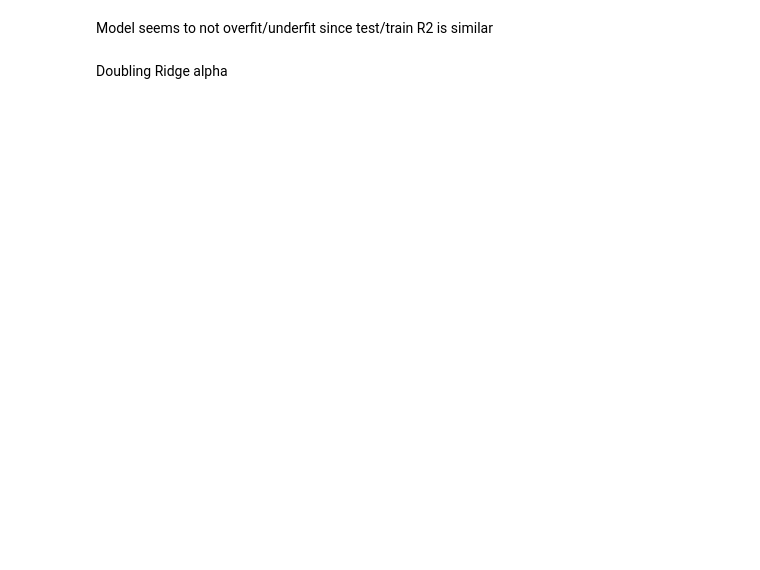
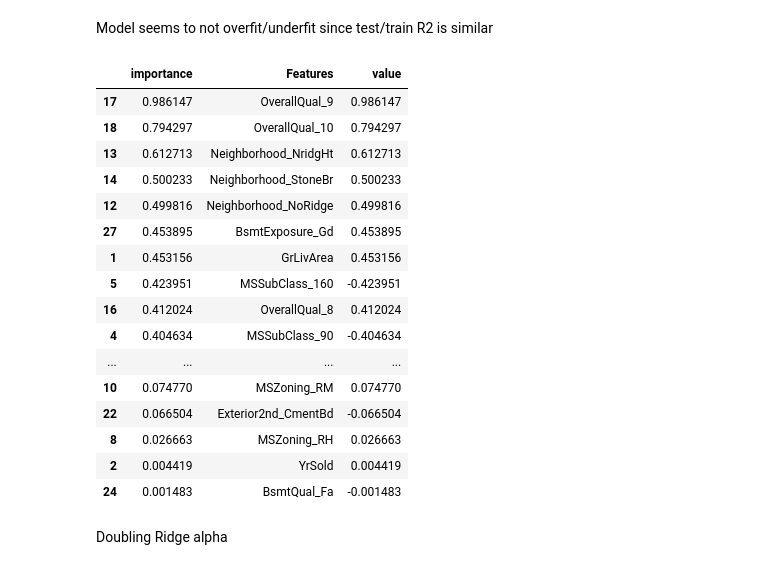
Before and after one commit to hammad7/ms, a Jupyter notebook: Housing_Price_Prediction_Advanced_Regression.ipynb, the cells around one changed output. Saved outputs shown, nothing was run; the diff lists cells and outputs as text; code cells hidden in the pictures; blank space fills up the shorter version.

```diff
--- a/Housing_Price_Prediction_Advanced_Regression.ipynb
+++ b/Housing_Price_Prediction_Advanced_Regression.ipynb
@@ -785,5 +785,26 @@ Test MSE:  0.1608413806348606
 # %% [markdown]
 Model seems to not overfit/underfit since test/train R2 is similar
+# %%
+## ridge
+pd.DataFrame({"importance" : abs(ridge.coef_), "Features" : col_rfe.tolist(), "value" : ridge.coef_}).sort_values("importance", ascending=False)
+# %% [output]
+|  | importance | Features | value |
+| 17 | 0.986147 | OverallQual_9 | 0.986147 |
+| 18 | 0.794297 | OverallQual_10 | 0.794297 |
+| 13 | 0.612713 | Neighborhood_NridgHt | 0.612713 |
+| 14 | 0.500233 | Neighborhood_StoneBr | 0.500233 |
+| 12 | 0.499816 | Neighborhood_NoRidge | 0.499816 |
+| 27 | 0.453895 | BsmtExposure_Gd | 0.453895 |
+| 1 | 0.453156 | GrLivArea | 0.453156 |
+| 5 | 0.423951 | MSSubClass_160 | -0.423951 |
+| 16 | 0.412024 | OverallQual_8 | 0.412024 |
+| 4 | 0.404634 | MSSubClass_90 | -0.404634 |
+| ... | ... | ... | ... |
+| 10 | 0.074770 | MSZoning_RM | 0.074770 |
+| 22 | 0.066504 | Exterior2nd_CmentBd | -0.066504 |
+| 8 | 0.026663 | MSZoning_RH | 0.026663 |
+| 2 | 0.004419 | YrSold | 0.004419 |
+| 24 | 0.001483 | BsmtQual_Fa | -0.001483 |
 # %% [markdown]
 Doubling Ridge alpha
 # %%
```
Also changed, not shown: parts of 17 cells of this notebook.
